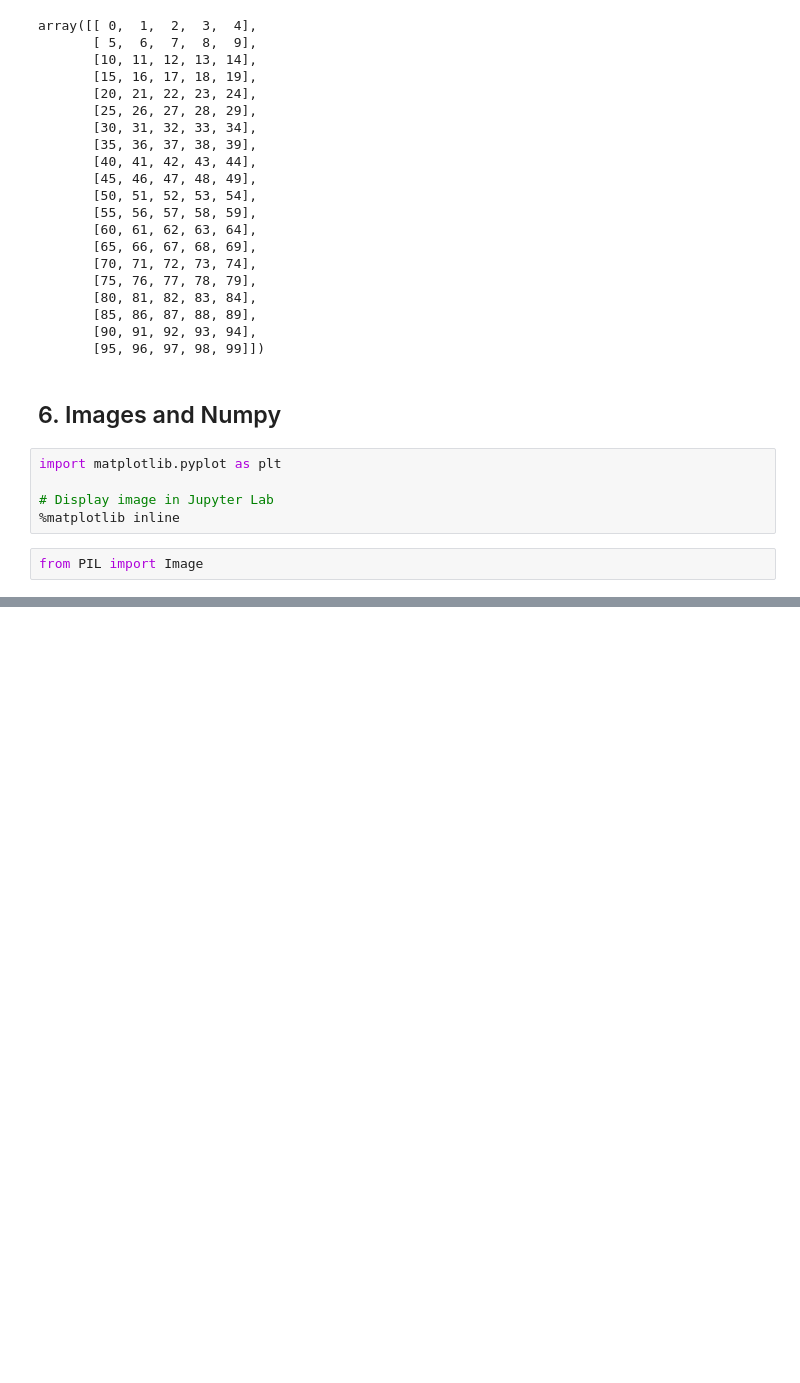
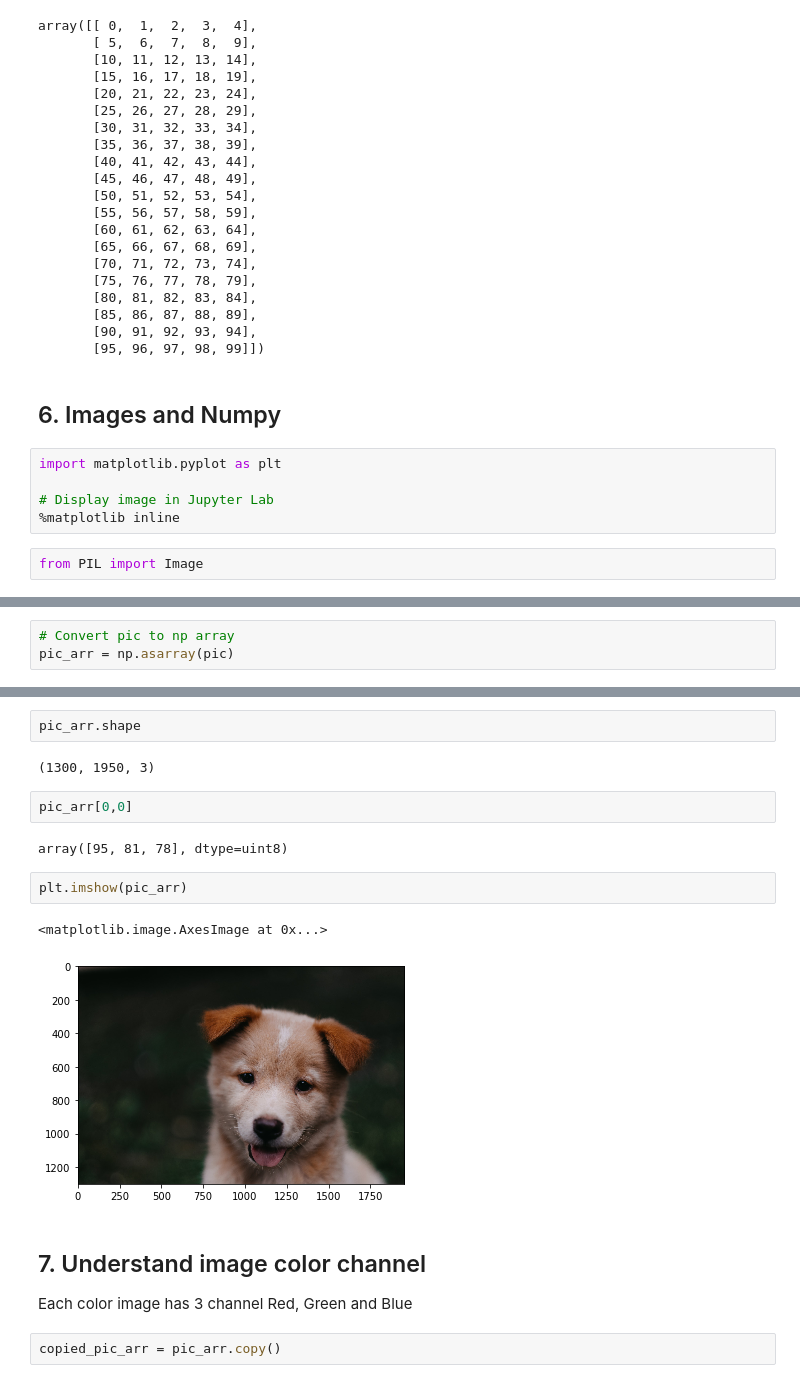
Before and after one commit to son-n-pham/Python-Image-Video-Processing, a Jupyter notebook: 00-NumPy-and-Image-Basics/Son_NumpyArrayImage.ipynb, the cells around one changed output, grey strips where cells are left out. Saved outputs shown, nothing was run; the diff lists cells and outputs as text; blank space fills up the shorter version.

```diff
--- a/00-NumPy-and-Image-Basics/Son_NumpyArrayImage.ipynb
+++ b/00-NumPy-and-Image-Basics/Son_NumpyArrayImage.ipynb
@@ -234,0 +249,3 @@ from PIL import Image
+# %%
+# Convert pic to np array
+pic_arr = np.asarray(pic)
@@ -234,0 +276,19 @@ from PIL import Image
+# %%
+pic_arr.shape
+# %% [output]
+(1300, 1950, 3)
+# %%
+pic_arr[0,0]
+# %% [output]
+array([95, 81, 78], dtype=uint8)
+# %%
+plt.imshow(pic_arr)
+# %% [output]
+<matplotlib.image.AxesImage at 0x...>
+[figure, added]
+# %% [markdown]
+## 7. Understand image color channel
+
+Each color image has 3 channel Red, Green and Blue
+# %%
+copied_pic_arr = pic_arr.copy()
```
Also changed, not shown: parts of 13 cells of this notebook, 1 other file.
